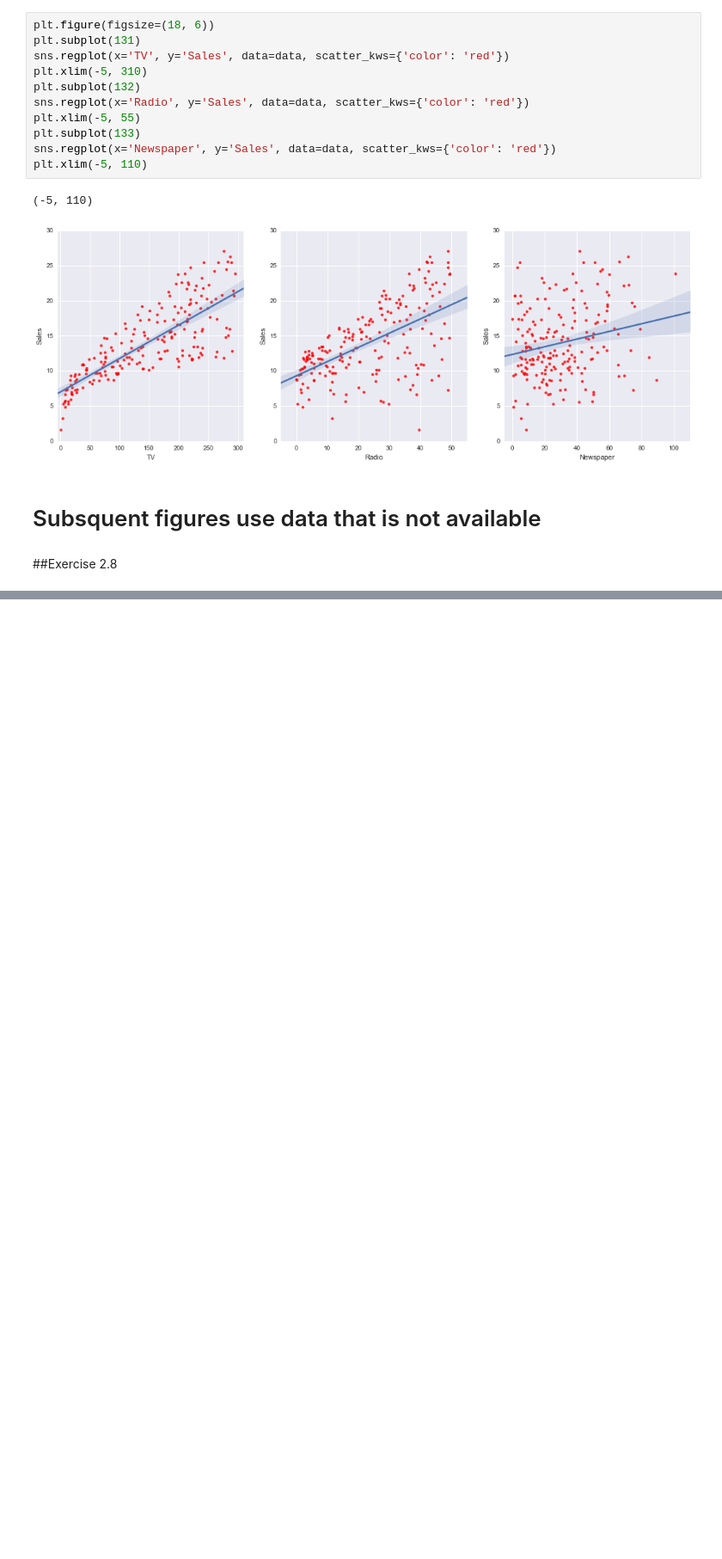
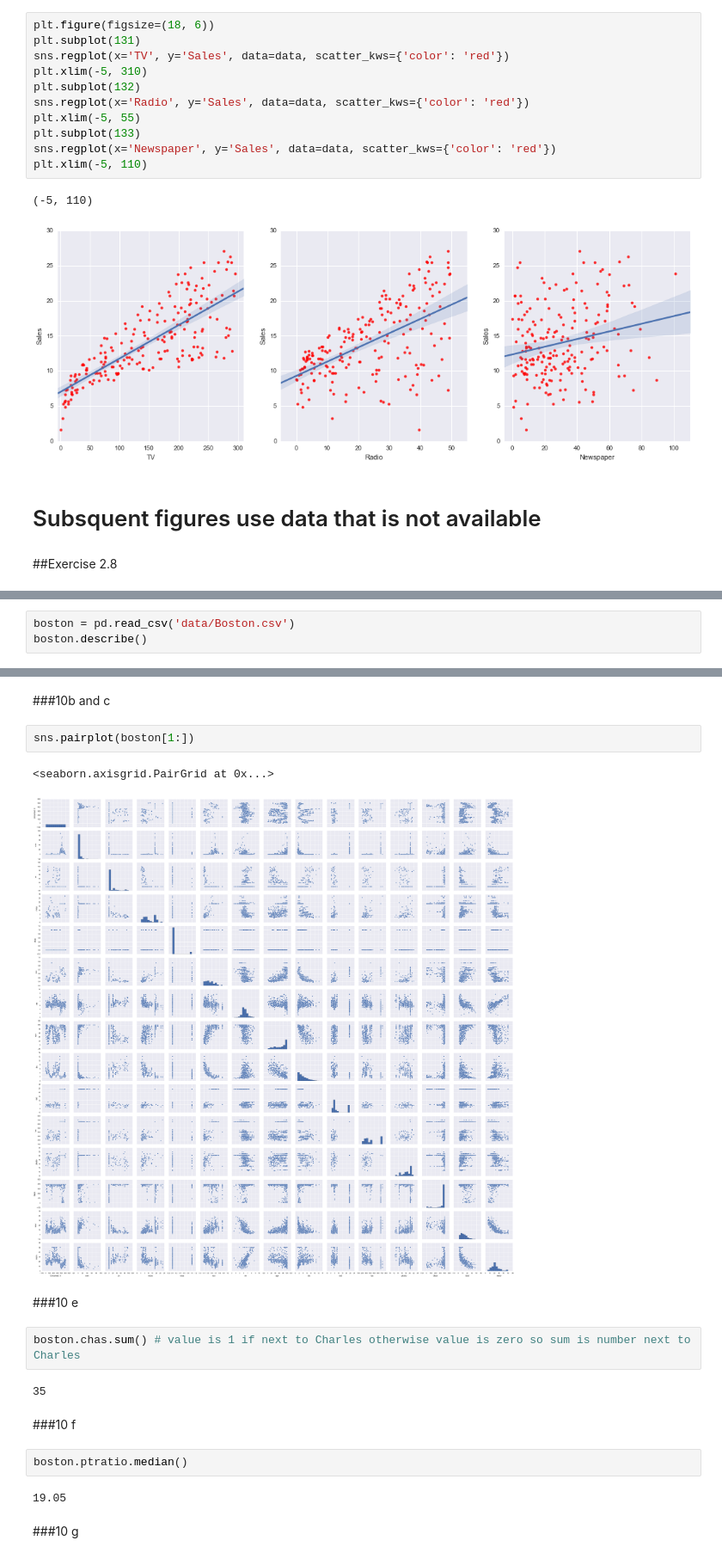
Before and after one commit to Goma0925/isl, a Jupyter notebook: Chapter 2.ipynb, the cells around one changed output, grey strips where cells are left out. Shown at 86% size. Cells and saved outputs as stored; diff of their text form; blank space fills up the shorter version.

```diff
--- a/Chapter 2.ipynb
+++ b/Chapter 2.ipynb
@@ -111,0 +183,3 @@ sns.distplot(college['Outstate'], kde=False, bins=100)
+# %%
+boston = pd.read_csv('data/Boston.csv')
+boston.describe()
@@ -111,0 +196,21 @@ sns.distplot(college['Outstate'], kde=False, bins=100)
+# %% [markdown]
+###10b and c
+# %%
+sns.pairplot(boston[1:])
+# %% [output]
+<seaborn.axisgrid.PairGrid at 0x...>
+[figure, added]
+# %% [markdown]
+###10 e
+# %%
+boston.chas.sum() # value is 1 if next to Charles otherwise value is zero so sum is number next to Charles
+# %% [output]
+35
+# %% [markdown]
+###10 f
+# %%
+boston.ptratio.median()
+# %% [output]
+19.05
+# %% [markdown]
+###10 g
```
Also changed, not shown: parts of 40 cells of this notebook, 1 other file.
